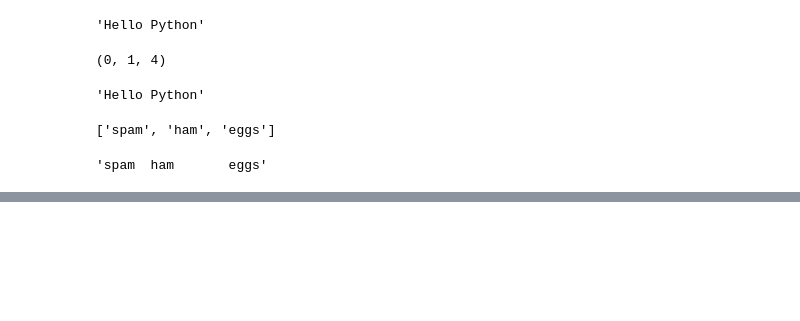
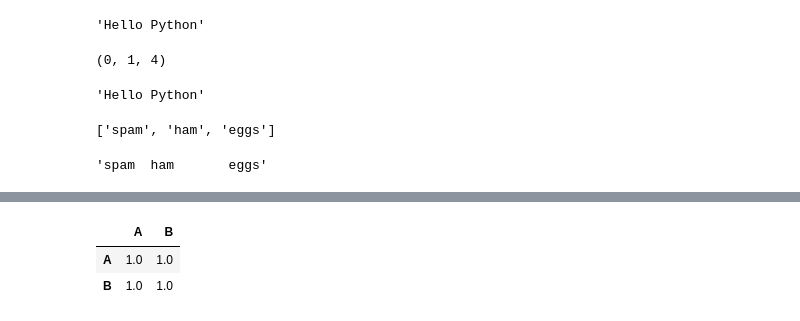
Before and after one commit to skiym-aaa/pydatavenv, a Jupyter notebook: Summary.ipynb, the cells around one changed output, grey strips where cells are left out. Cells and saved outputs as stored; diff of their text form; code cells hidden in the pictures; blank space fills up the shorter version.

```diff
--- a/Summary.ipynb
+++ b/Summary.ipynb
@@ -196,0 +610,8 @@ s2.strip() # 左右の空白文字を削除
+# %%
+# 相関係数
+
+df.corr()
+# %% [output]
+|  | A | B |
+| A | 1.0 | 1.0 |
+| B | 1.0 | 1.0 |
```
Also changed, not shown: parts of 70 cells of this notebook.
